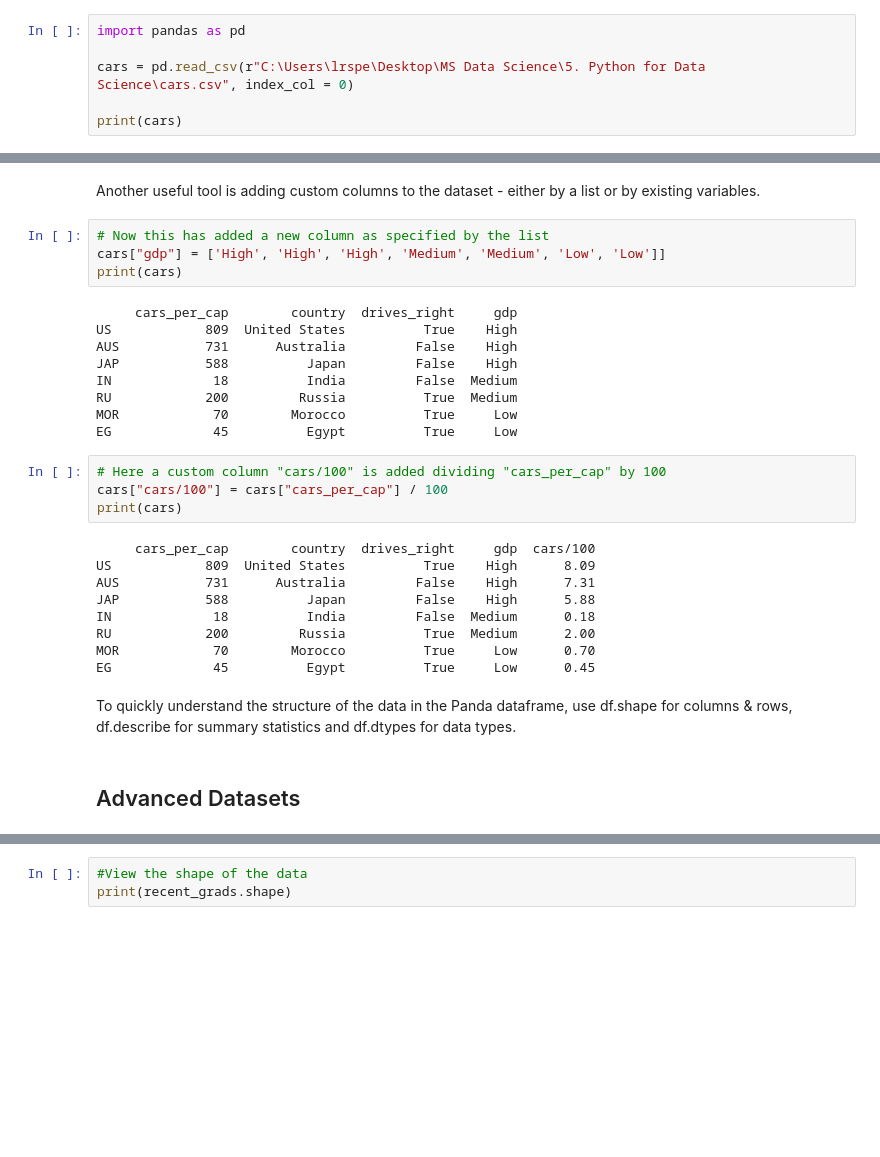
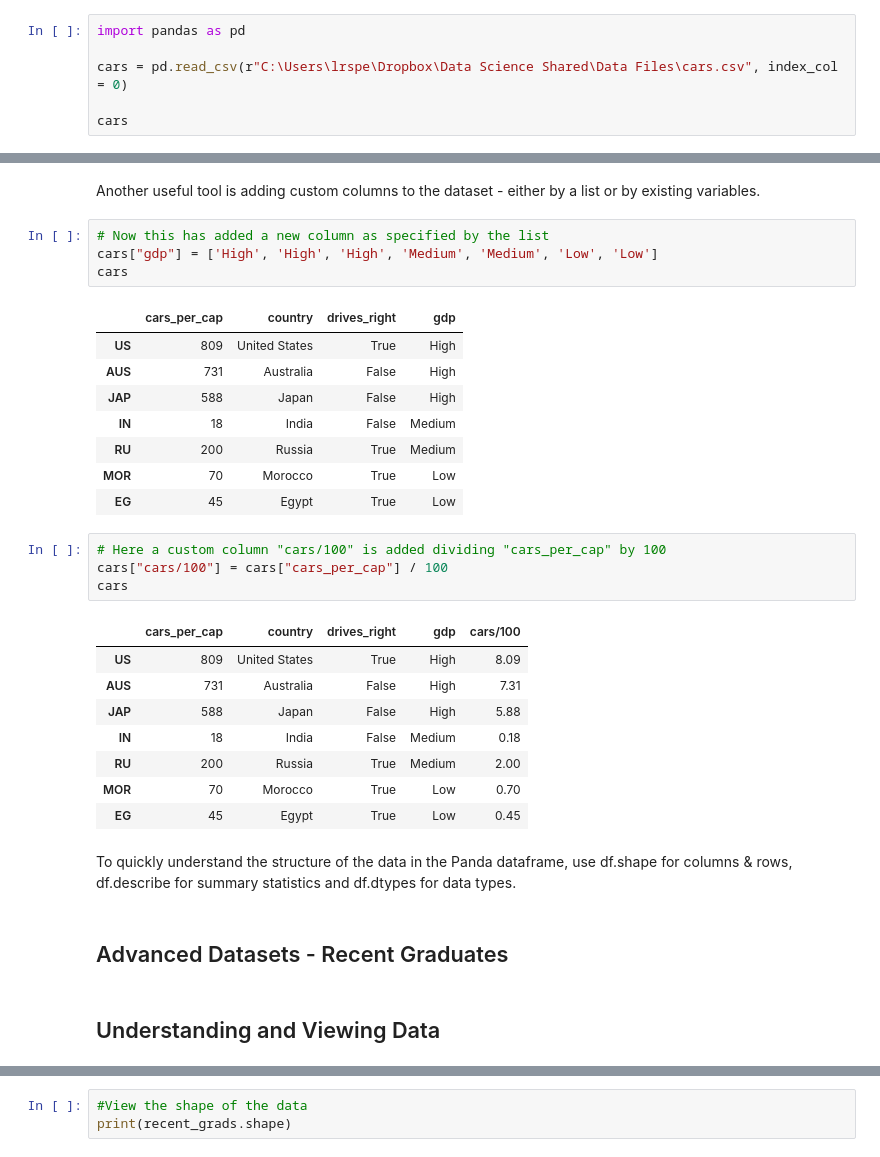
Before and after one commit to LRS4/Python-DataScience, a Jupyter notebook: Pandas.ipynb, the cells around one changed output, grey strips where cells are left out. Drawn from its saved outputs; the diff is of its cells as text; blank space fills up the shorter version.

```diff
--- a/Pandas.ipynb
+++ b/Pandas.ipynb
@@ -5,7 +7,7 @@ Pandas (abbreviation of panel data) and the Panda DataFrame is powerful for mani
 # %%
 import pandas as pd
 
-cars = pd.read_csv(r"C:\Users\lrspe\Desktop\MS Data Science\5. Python for Data Science\cars.csv", index_col = 0)
+cars = pd.read_csv(r"C:\Users\lrspe\Dropbox\Data Science Shared\Data Files\cars.csv", index_col = 0)
 
-print(cars)
+cars
 # %% [output]
@@ -59,32 +61,34 @@ RU    Russia          True
 Another useful tool is adding custom columns to the dataset - either by a list or by existing variables.
 # %%
 # Now this has added a new column as specified by the list
-cars["gdp"] = ['High', 'High', 'High', 'Medium', 'Medium', 'Low', 'Low']]
-print(cars)
+cars["gdp"] = ['High', 'High', 'High', 'Medium', 'Medium', 'Low', 'Low']
+cars
 # %% [output]
-     cars_per_cap        country  drives_right     gdp
-US            809  United States          True    High
-AUS           731      Australia         False    High
-JAP           588          Japan         False    High
-IN             18          India         False  Medium
-RU            200         Russia          True  Medium
-MOR            70        Morocco          True     Low
-EG             45          Egypt          True     Low
+|  | cars_per_cap | country | drives_right | gdp |
+| US | 809 | United States | True | High |
+| AUS | 731 | Australia | False | High |
+| JAP | 588 | Japan | False | High |
+| IN | 18 | India | False | Medium |
+| RU | 200 | Russia | True | Medium |
+| MOR | 70 | Morocco | True | Low |
+| EG | 45 | Egypt | True | Low |
 # %%
 # Here a custom column "cars/100" is added dividing "cars_per_cap" by 100
 cars["cars/100"] = cars["cars_per_cap"] / 100
-print(cars)
+cars
 # %% [output]
-     cars_per_cap        country  drives_right     gdp  cars/100
-US            809  United States          True    High      8.09
-AUS           731      Australia         False    High      7.31
-JAP           588          Japan         False    High      5.88
-IN             18          India         False  Medium      0.18
-RU            200         Russia          True  Medium      2.00
-MOR            70        Morocco          True     Low      0.70
-EG             45          Egypt          True     Low      0.45
+|  | cars_per_cap | country | drives_right | gdp | cars/100 |
+| US | 809 | United States | True | High | 8.09 |
+| AUS | 731 | Australia | False | High | 7.31 |
+| JAP | 588 | Japan | False | High | 5.88 |
+| IN | 18 | India | False | Medium | 0.18 |
+| RU | 200 | Russia | True | Medium | 2.00 |
+| MOR | 70 | Morocco | True | Low | 0.70 |
+| EG | 45 | Egypt | True | Low | 0.45 |
 # %% [markdown]
 To quickly understand the structure of the data in the Panda dataframe, use df.shape for columns & rows, df.describe for summary statistics and df.dtypes for data types.
 # %% [markdown]
-## Advanced Datasets
+## Advanced Datasets - Recent Graduates
+# %% [markdown]
+## Understanding and Viewing Data
 # %%
```
Also changed, not shown: parts of 14 cells of this notebook.
